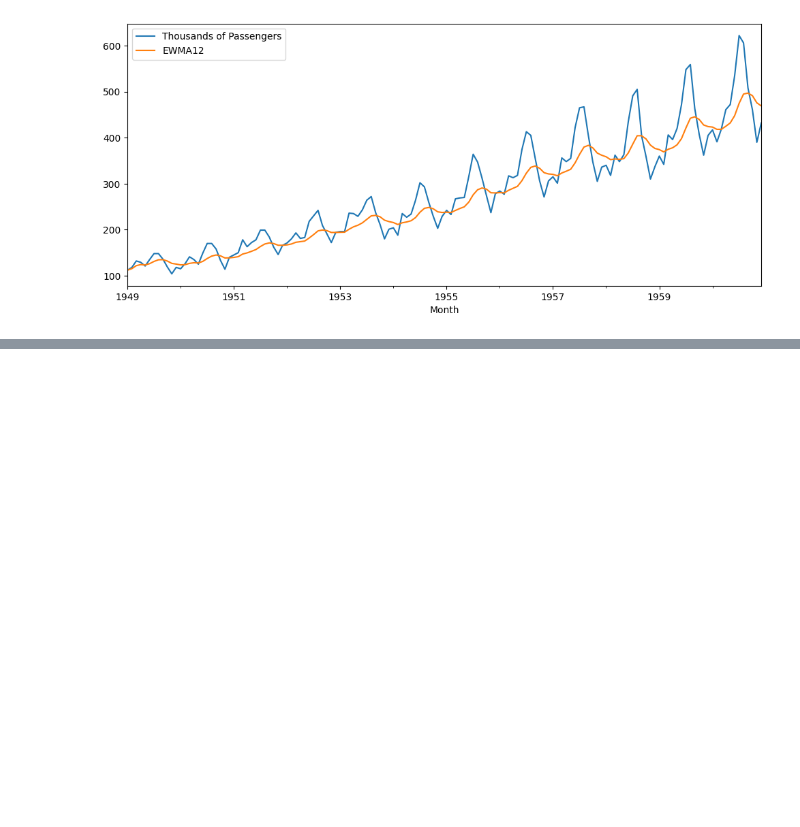
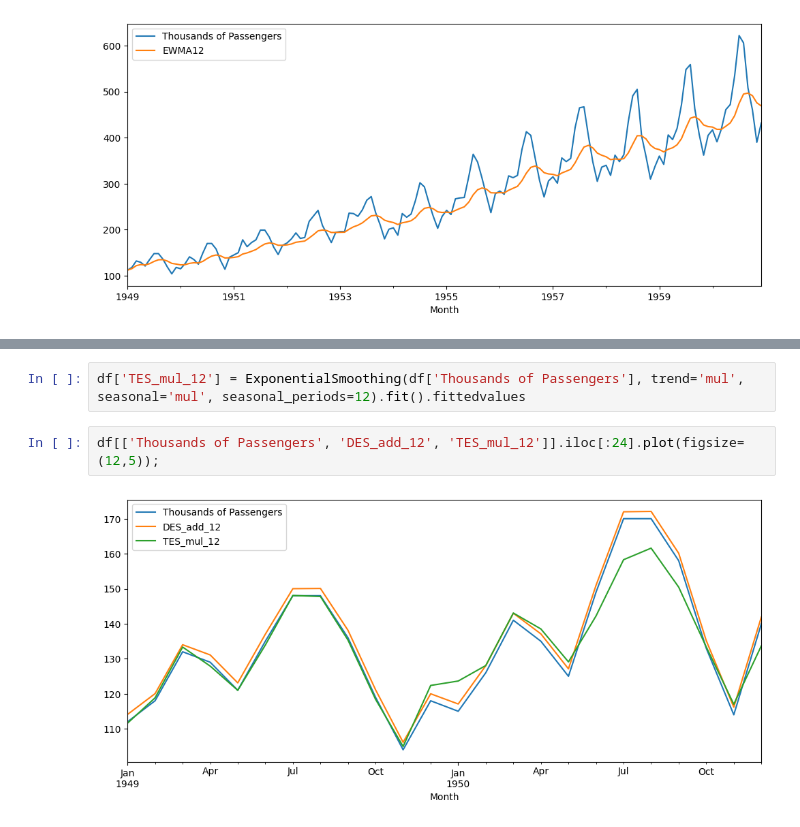
Before and after one commit to sigmadream/practice-analysis, a Jupyter notebook: ts/ts2-statemodel.ipynb, the cells around one changed output, grey strips where cells are left out. Saved outputs shown, nothing was run; the diff lists cells and outputs as text; blank space fills up the shorter version.

```diff
--- a/ts/ts2-statemodel.ipynb
+++ b/ts/ts2-statemodel.ipynb
@@ -109,0 +209,6 @@ airline[['Thousands of Passengers', 'EWMA12']].plot();
+# %%
+df['TES_mul_12'] = ExponentialSmoothing(df['Thousands of Passengers'], trend='mul', seasonal='mul', seasonal_periods=12).fit().fittedvalues
+# %%
+df[['Thousands of Passengers', 'DES_add_12', 'TES_mul_12']].iloc[:24].plot(figsize=(12,5));
+# %% [output]
+[figure, added]
```
Also changed, not shown: parts of 23 cells of this notebook.
